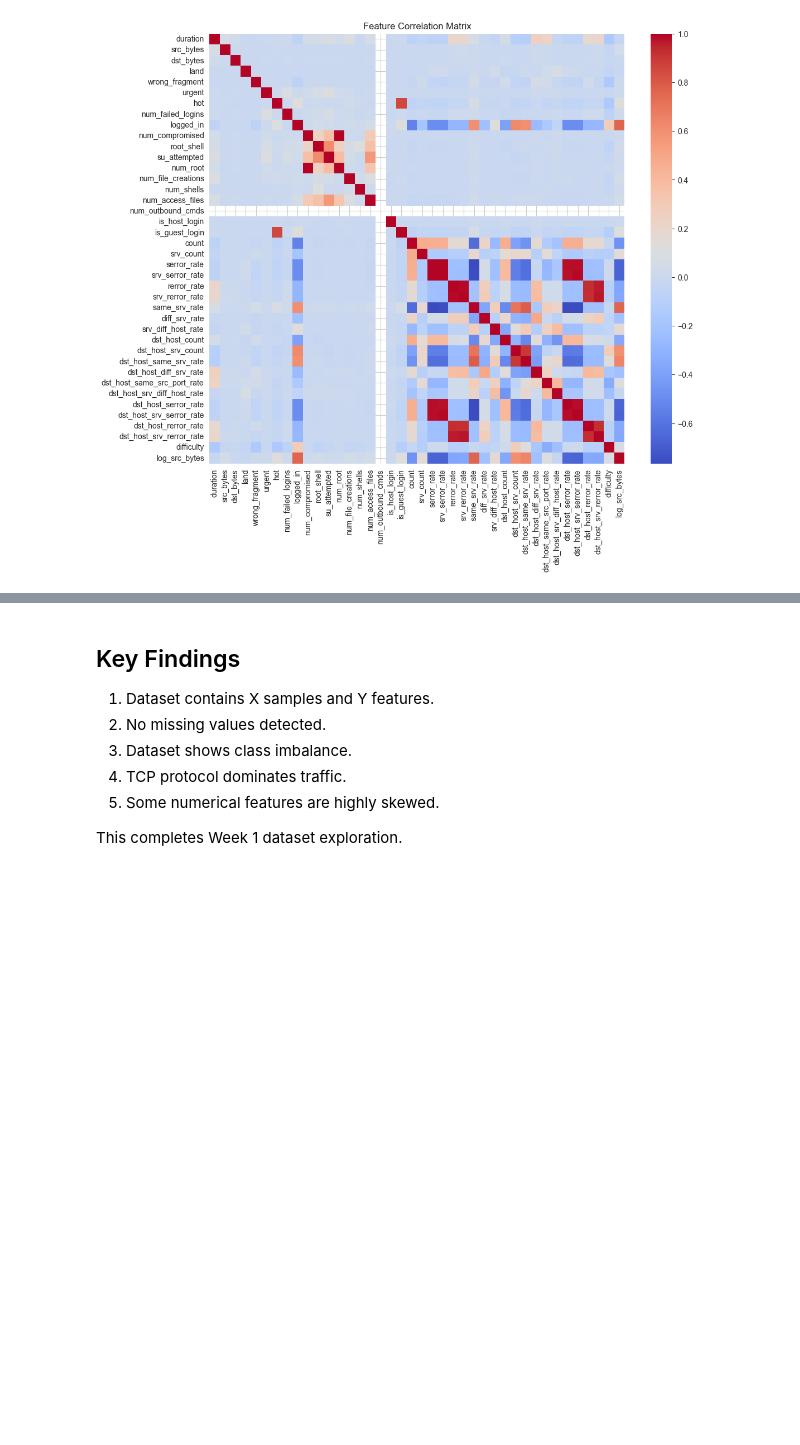
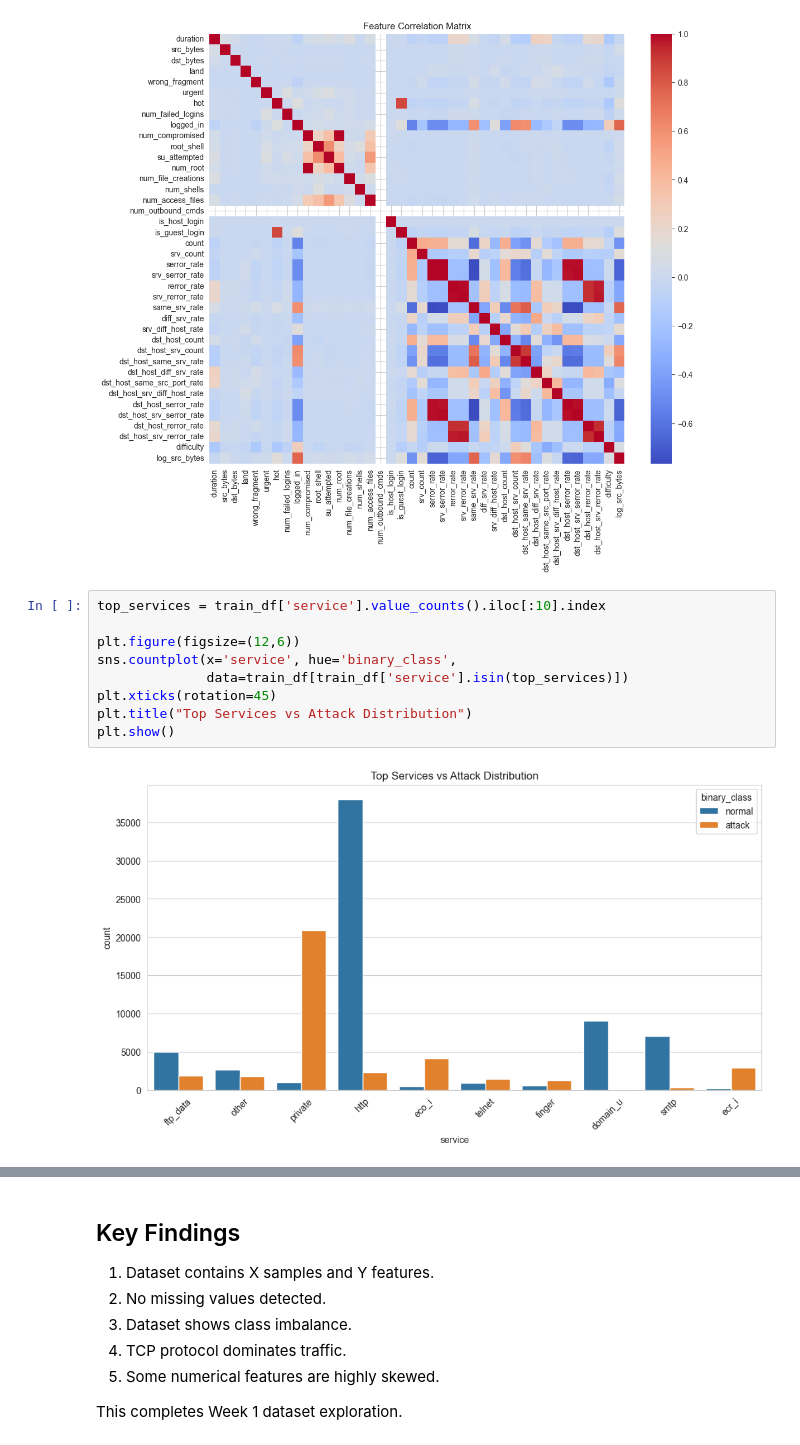
Before and after one commit to mailech/SentinelNet-AI-Powered-Network-Intrusion-Detection-System-, a Jupyter notebook: notebooks/01_dataset_acquisition_and_eda.ipynb, the cells around one changed output, grey strips where cells are left out. Saved outputs shown, nothing was run; the diff lists cells and outputs as text; blank space fills up the shorter version.

```diff
--- a/notebooks/01_dataset_acquisition_and_eda.ipynb
+++ b/notebooks/01_dataset_acquisition_and_eda.ipynb
@@ -148,3 +147,14 @@ plt.title("Feature Correlation Matrix")
 plt.show()
 # %% [output]
 [figure]
+# %%
+top_services = train_df['service'].value_counts().iloc[:10].index
+
+plt.figure(figsize=(12,6))
+sns.countplot(x='service', hue='binary_class',
+              data=train_df[train_df['service'].isin(top_services)])
+plt.xticks(rotation=45)
+plt.title("Top Services vs Attack Distribution")
+plt.show()
+# %% [output]
+[figure, added]
```
Also changed, not shown: parts of 4 cells of this notebook, 2 other files.
